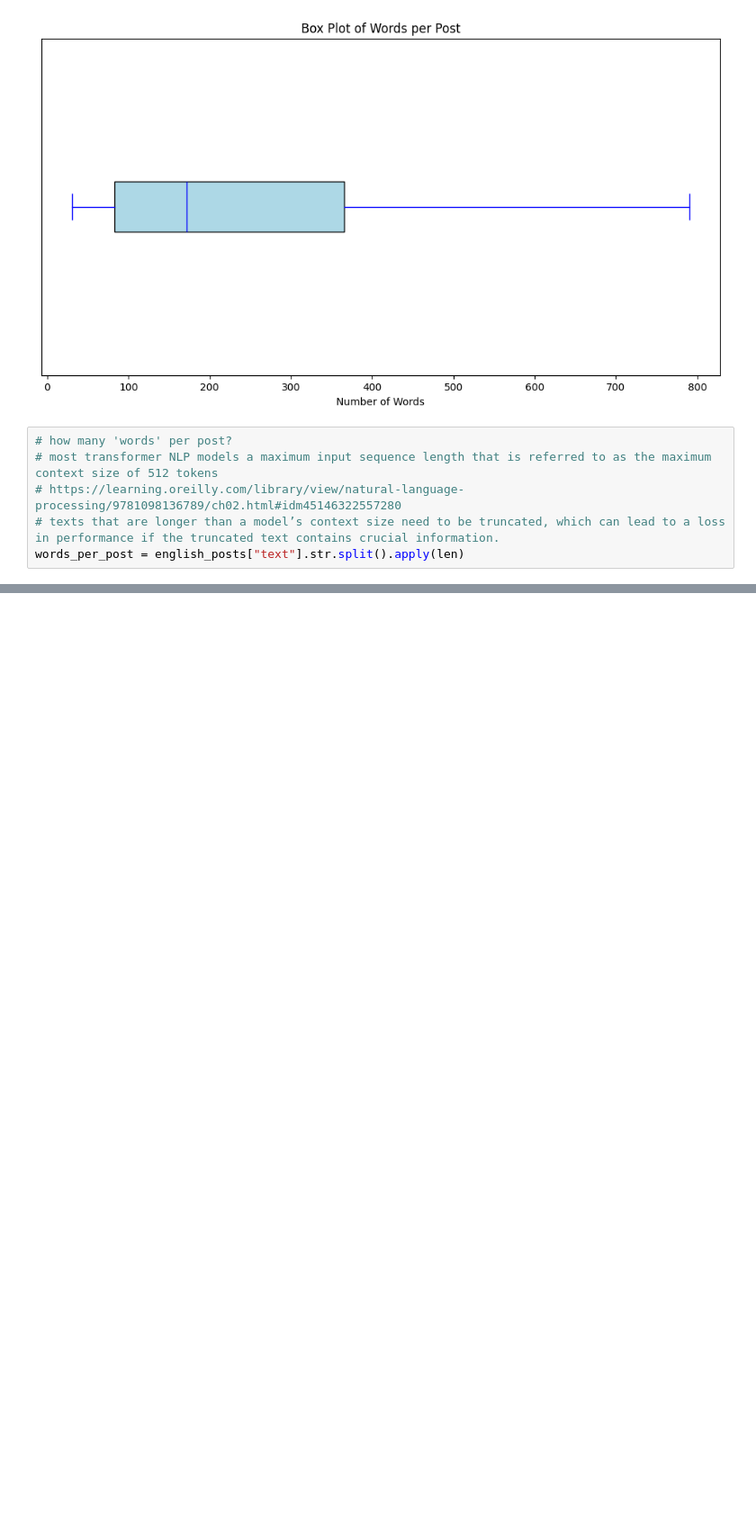
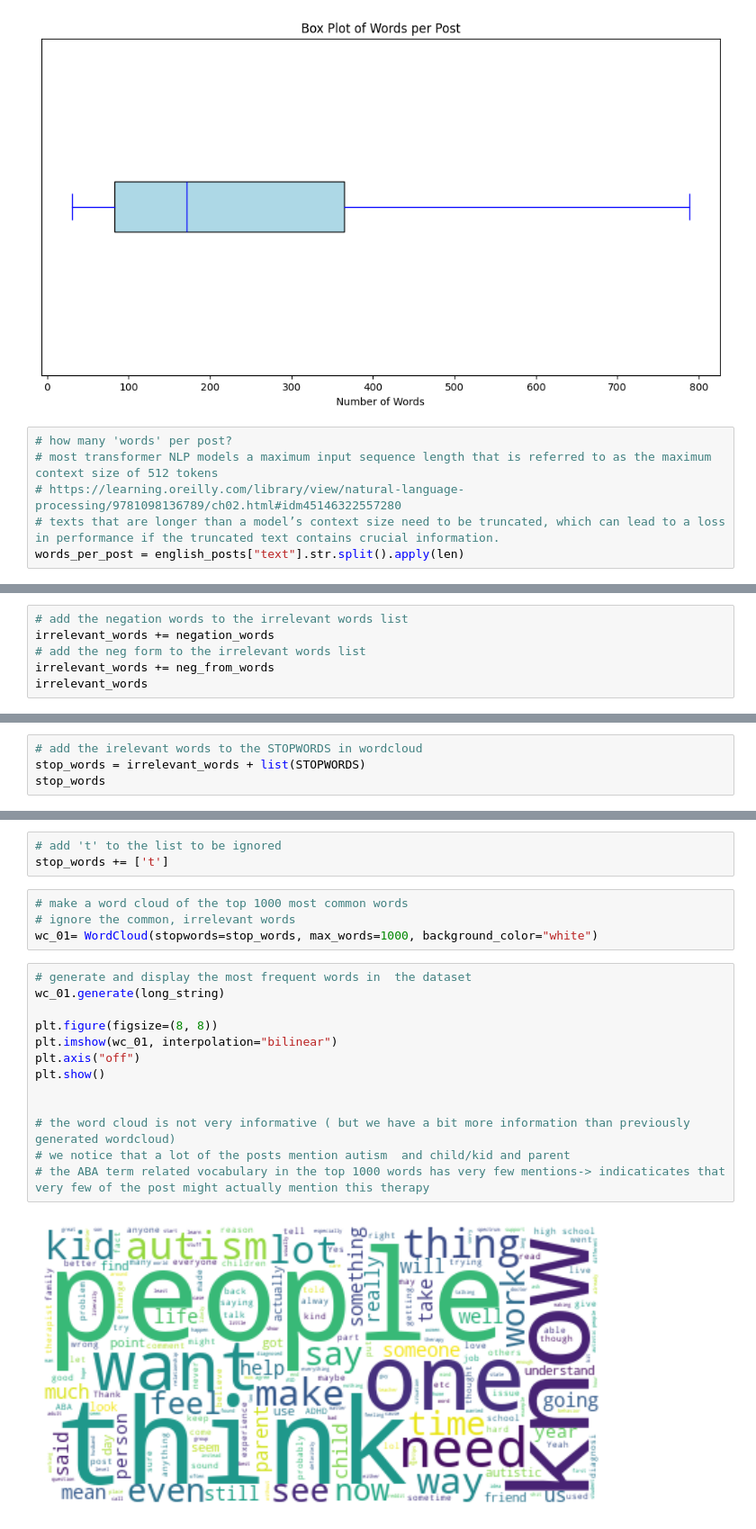
Before and after one commit to andrea-mar/BBK_MScDataScience2reddit_posts, a Jupyter notebook: reddit_post_analysis.ipynb, the cells around one changed output, grey strips where cells are left out. Shown at 90% size. Drawn from its saved outputs; the diff is of its cells as text; blank space fills up the shorter version.

```diff
--- a/reddit_post_analysis.ipynb
+++ b/reddit_post_analysis.ipynb
@@ -2294,0 +2493,6 @@ plt.show()
+# %%
+# add the negation words to the irrelevant words list
+irrelevant_words += negation_words
+# add the neg form to the irrelevant words list
+irrelevant_words += neg_from_words
+irrelevant_words
@@ -2294,0 +2517,4 @@ plt.show()
+# %%
+# add the irelevant words to the STOPWORDS in wordcloud
+stop_words = irrelevant_words + list(STOPWORDS)
+stop_words
@@ -2294,0 +2539,22 @@ plt.show()
+# %%
+# add 't' to the list to be ignored
+stop_words += ['t']
+# %%
+# make a word cloud of the top 1000 most common words
+# ignore the common, irrelevant words
+wc_01= WordCloud(stopwords=stop_words, max_words=1000, background_color="white")
+# %%
+# generate and display the most frequent words in  the dataset
+wc_01.generate(long_string)
+
+plt.figure(figsize=(8, 8))
+plt.imshow(wc_01, interpolation="bilinear")
+plt.axis("off")
+plt.show()
+
+
+# the word cloud is not very informative ( but we have a bit more information than previously generated wordcloud)
+# we notice that a lot of the posts mention autism  and child/kid and parent
+# the ABA term related vocabulary in the top 1000 words has very few mentions-> indicaticates that very few of the post might actually mention this therapy
+# %% [output]
+[figure, added]
```
Also changed, not shown: parts of 42 cells of this notebook, 1 other file.
